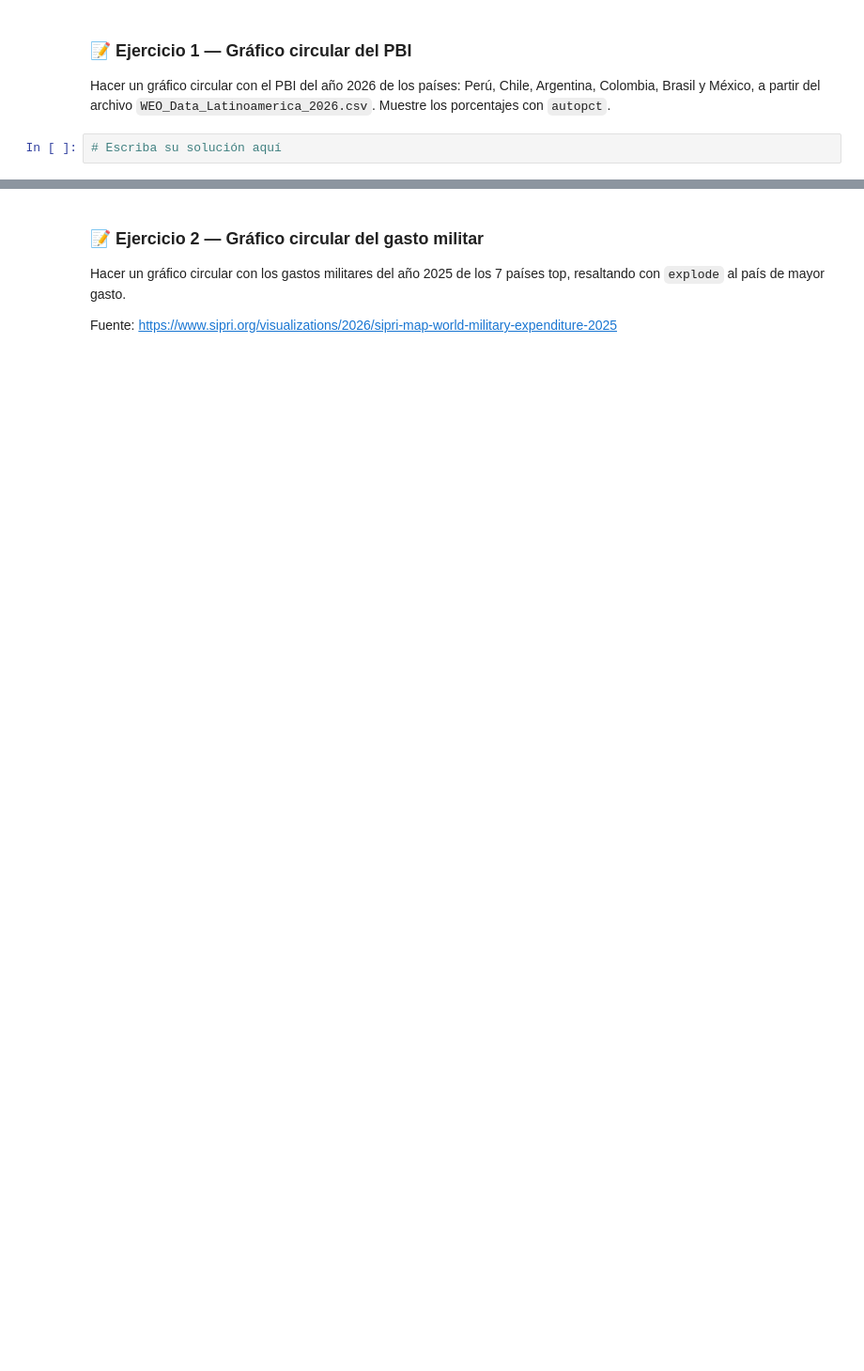
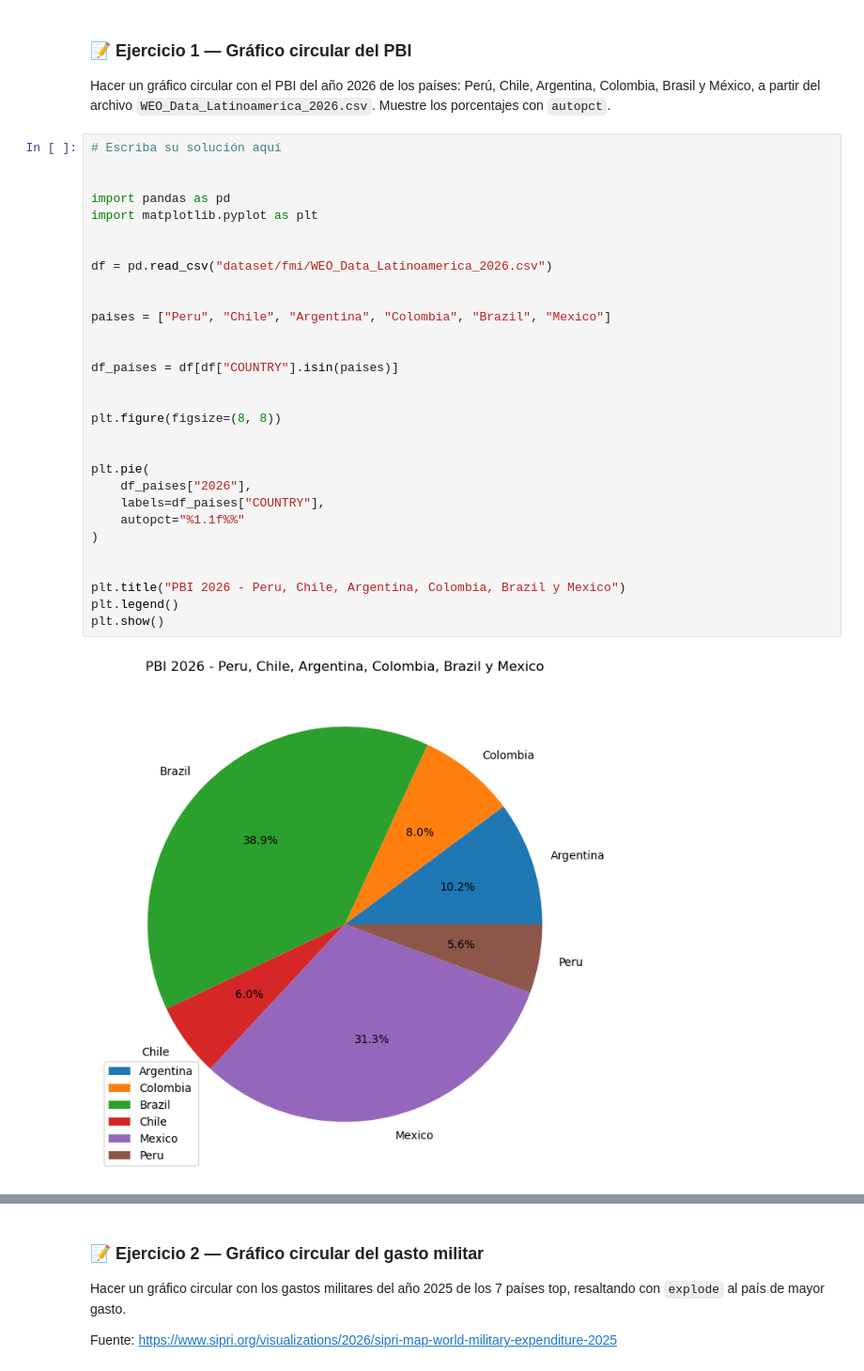
Before and after one commit to jgomezz/cpe_ciencia_datos_python_2026, a Jupyter notebook: mod2_estadistica_y_visualizacion/semana_04_advanced_visualization.ipynb, the cells around one changed output, grey strips where cells are left out. Shown at 94% size. Drawn from its saved outputs; the diff is of its cells as text; blank space fills up the shorter version.

```diff
--- a/mod2_estadistica_y_visualizacion/semana_04_advanced_visualization.ipynb
+++ b/mod2_estadistica_y_visualizacion/semana_04_advanced_visualization.ipynb
@@ -114,3 +123,33 @@ plt.show()
 Hacer un gráfico circular con el PBI del año 2026 de los países: Perú, Chile, Argentina, Colombia, Brasil y México, a partir del archivo `WEO_Data_Latinoamerica_2026.csv`. Muestre los porcentajes con `autopct`.
 # %%
 # Escriba su solución aquí
+
+
+import pandas as pd
+import matplotlib.pyplot as plt
+
+
+df = pd.read_csv("dataset/fmi/WEO_Data_Latinoamerica_2026.csv")
+
+
+paises = ["Peru", "Chile", "Argentina", "Colombia", "Brazil", "Mexico"]
+
+
+df_paises = df[df["COUNTRY"].isin(paises)]
+
+
+plt.figure(figsize=(8, 8))
+
+
+plt.pie(
+    df_paises["2026"],
+    labels=df_paises["COUNTRY"],
+    autopct="%1.1f%%"
+)
+
+
+plt.title("PBI 2026 - Peru, Chile, Argentina, Colombia, Brazil y Mexico")
+plt.legend()
+plt.show()
+# %% [output]
+[figure, added]
```
Also changed, not shown: parts of 19 cells of this notebook.
